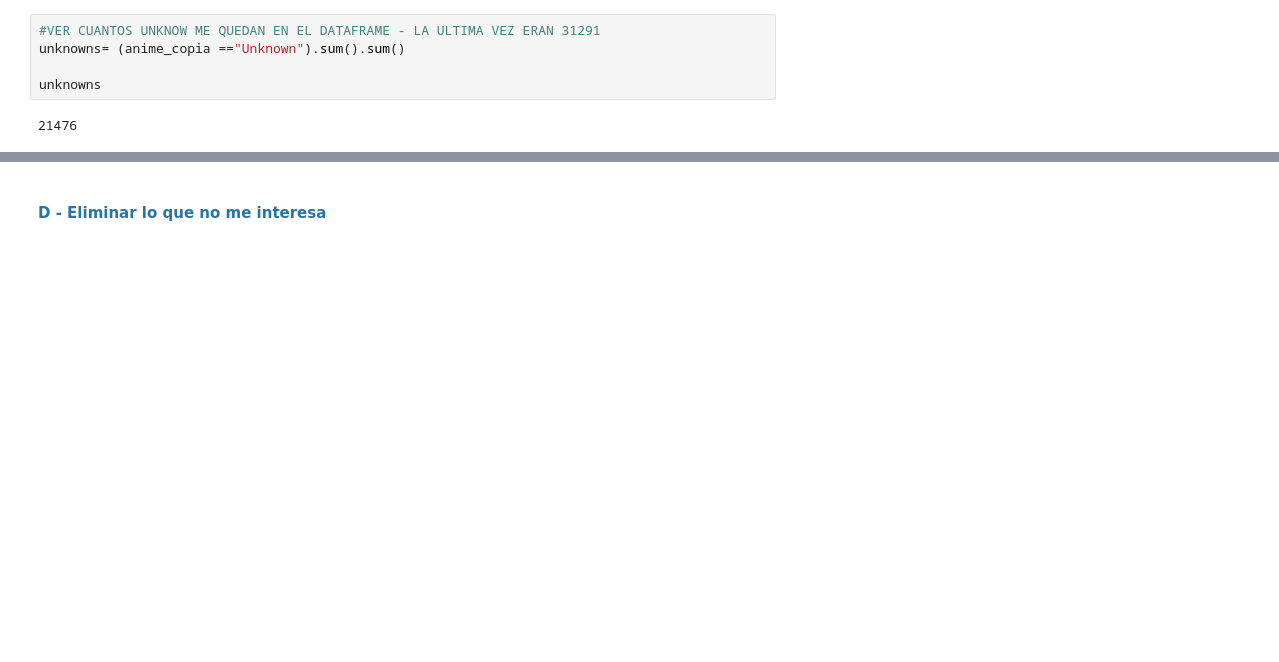
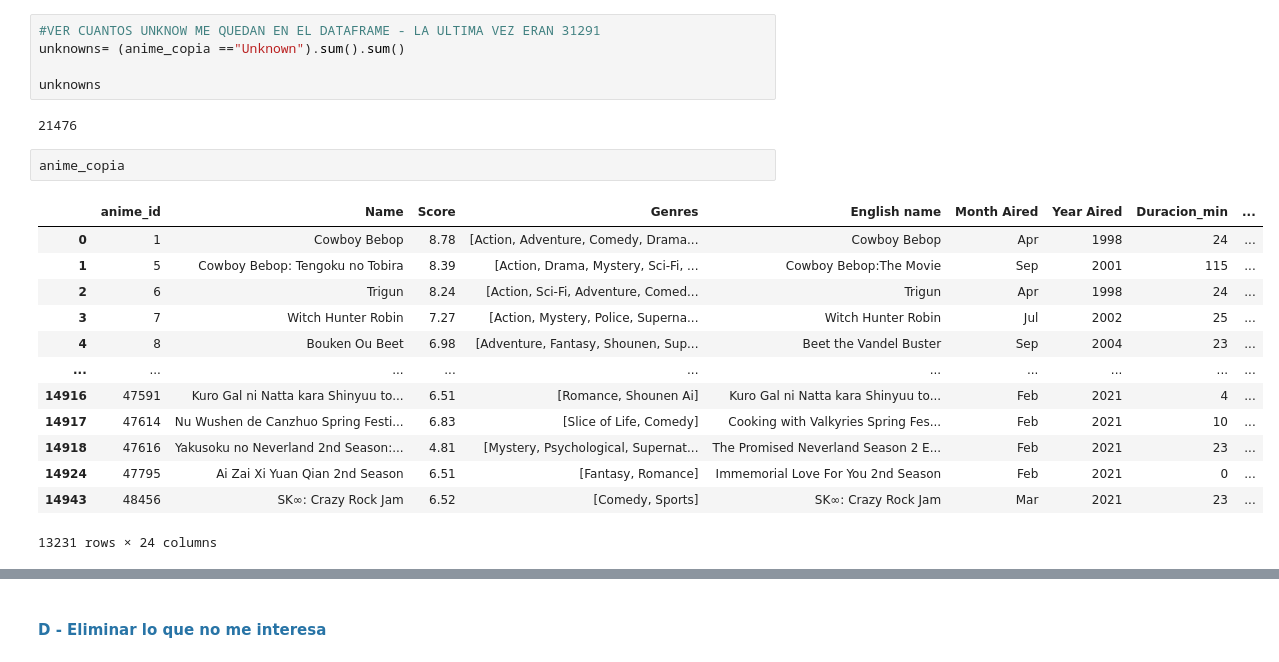
Before and after one commit to AmyGaarcia/DS_PT_09_2023, a Jupyter notebook: Data_Analysis/EDA/1-Definicion_EDA ANIME_ordenado.ipynb, the cells around one changed output, grey strips where cells are left out. Drawn from its saved outputs; the diff is of its cells as text; blank space fills up the shorter version.

```diff
--- a/Data_Analysis/EDA/1-Definicion_EDA ANIME_ordenado.ipynb
+++ b/Data_Analysis/EDA/1-Definicion_EDA ANIME_ordenado.ipynb
@@ -692,3 +692,19 @@ unknowns= (anime_copia =="Unknown").sum().sum()
 unknowns
 # %% [output]
 21476
+# %%
+anime_copia
+# %% [output]
+|  | anime_id | Name | Score | Genres | English name | Month Aired | Year Aired | Duracion_min | ... |
+| 0 | 1 | Cowboy Bebop | 8.78 | [Action, Adventure, Comedy, Drama... | Cowboy Bebop | Apr | 1998 | 24 | ... |
+| 1 | 5 | Cowboy Bebop: Tengoku no Tobira | 8.39 | [Action, Drama, Mystery, Sci-Fi, ... | Cowboy Bebop:The Movie | Sep | 2001 | 115 | ... |
+| 2 | 6 | Trigun | 8.24 | [Action, Sci-Fi, Adventure, Comed... | Trigun | Apr | 1998 | 24 | ... |
+| 3 | 7 | Witch Hunter Robin | 7.27 | [Action, Mystery, Police, Superna... | Witch Hunter Robin | Jul | 2002 | 25 | ... |
+| 4 | 8 | Bouken Ou Beet | 6.98 | [Adventure, Fantasy, Shounen, Sup... | Beet the Vandel Buster | Sep | 2004 | 23 | ... |
+| ... | ... | ... | ... | ... | ... | ... | ... | ... | ... |
+| 14916 | 47591 | Kuro Gal ni Natta kara Shinyuu to... | 6.51 | [Romance, Shounen Ai] | Kuro Gal ni Natta kara Shinyuu to... | Feb | 2021 | 4 | ... |
+| 14917 | 47614 | Nu Wushen de Canzhuo Spring Festi... | 6.83 | [Slice of Life, Comedy] | Cooking with Valkyries Spring Fes... | Feb | 2021 | 10 | ... |
+| 14918 | 47616 | Yakusoku no Neverland 2nd Season:... | 4.81 | [Mystery, Psychological, Supernat... | The Promised Neverland Season 2 E... | Feb | 2021 | 23 | ... |
+| 14924 | 47795 | Ai Zai Xi Yuan Qian 2nd Season | 6.51 | [Fantasy, Romance] | Immemorial Love For You 2nd Season | Feb | 2021 | 0 | ... |
+| 14943 | 48456 | SK∞: Crazy Rock Jam | 6.52 | [Comedy, Sports] | SK∞: Crazy Rock Jam | Mar | 2021 | 23 | ... |
+13231 rows × 24 columns
```
Also changed, not shown: parts of 7 cells of this notebook.
